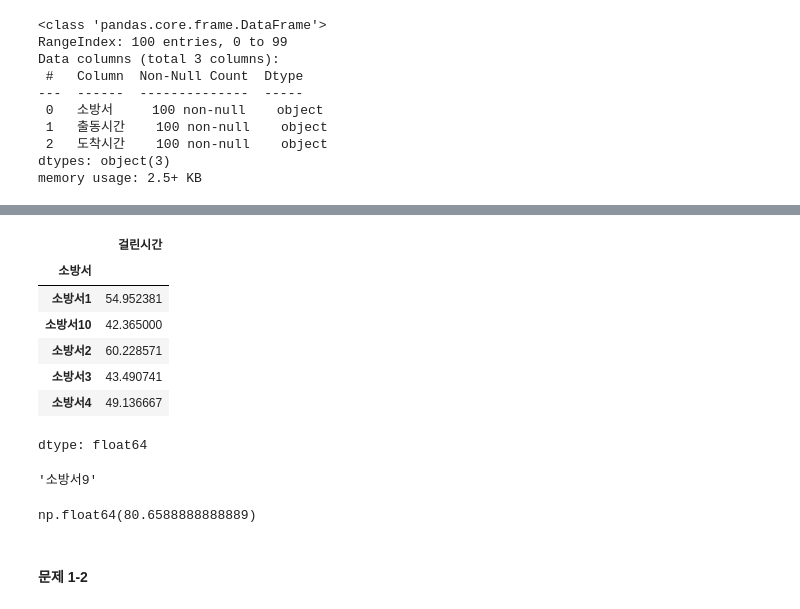
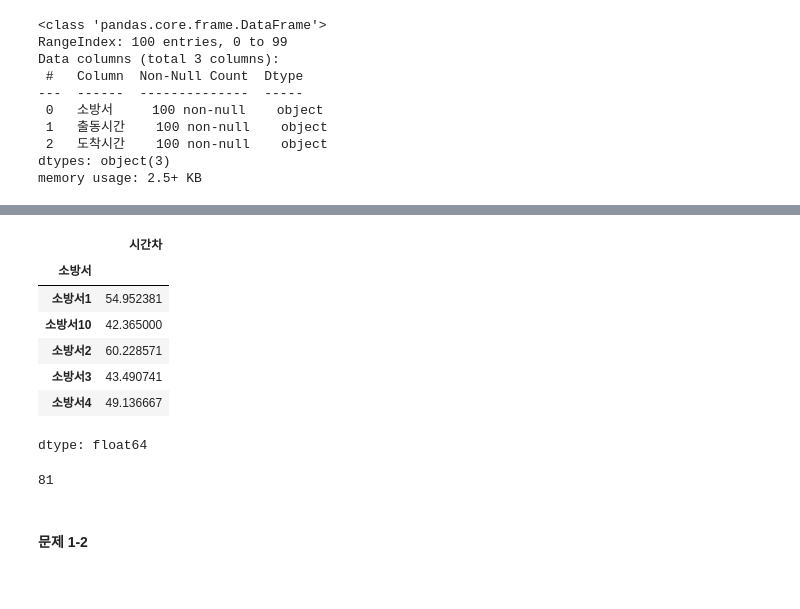
Before and after one commit to va4756/yemoon_bigdata_test, a Jupyter notebook: sinagong_bigdata.ipynb, the cells around one changed output, grey strips where cells are left out. Saved outputs shown, nothing was run; the diff lists cells and outputs as text; code cells hidden in the pictures.

```diff
--- a/sinagong_bigdata.ipynb
+++ b/sinagong_bigdata.ipynb
@@ -1247,7 +1247,9 @@ Data columns (total 3 columns):
 dtypes: object(3)
 memory usage: 2.5+ KB
 # %%
-df['출동시간']= pd.to_datetime(df['출동시간'])
-df['도착시간']= pd.to_datetime(df['도착시간'])
-df.info()
+df['도착시간'] = pd.to_datetime(df['도착시간'])
+df['출동시간'] = pd.to_datetime(df['출동시간'])
+df['시간차'] = df['도착시간'] - df['출동시간']
+df['시간차'] = df['시간차'].dt.total_seconds() / 60
+df.head()
 # %% [output]
@@ -1264,3 +1261,0 @@ memory usage: 2.5+ KB
-# %%
-df['걸린시간'] = (df['도착시간'] - df['출동시간']).dt.total_seconds() / 60
-df.info()
@@ -1288,8 +1262,8 @@ df.head()
 # %%
-df = df.groupby('소방서')['걸린시간'].mean()
-df.head()
+avg_diff = df.groupby('소방서')['시간차'].mean()
+avg_diff.head()
 # %% [output]
-|  | 걸린시간 |
+|  | 시간차 |
 | 소방서 |  |
 | 소방서1 | 54.952381 |
 | 소방서10 | 42.365000 |
@@ -1298,15 +1272,11 @@ df.head()
 | 소방서4 | 49.136667 |
 dtype: float64
 # %%
-idx = df.idxmax()
-idx
+idx = avg_diff.idxmax()
+result = avg_diff[idx]
+round(result)
 # %% [output]
-'소방서9'
+81
-# %%
-res_df = df[idx]
-res_df
-# %% [output]
-np.float64(80.6588888888889)
 # %% [markdown]
 #### 문제 1-2
 # %%
```
Also changed, not shown: parts of 21 cells of this notebook.
